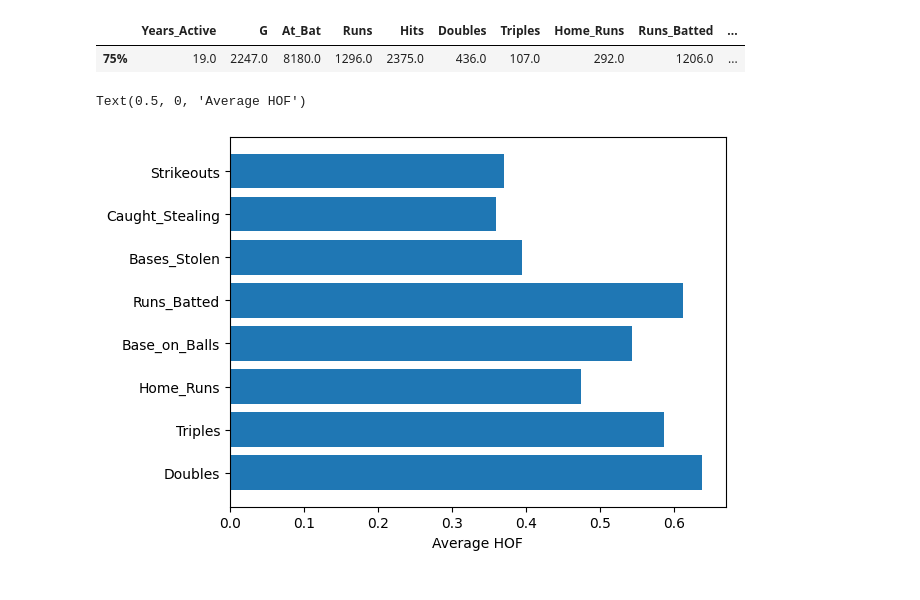
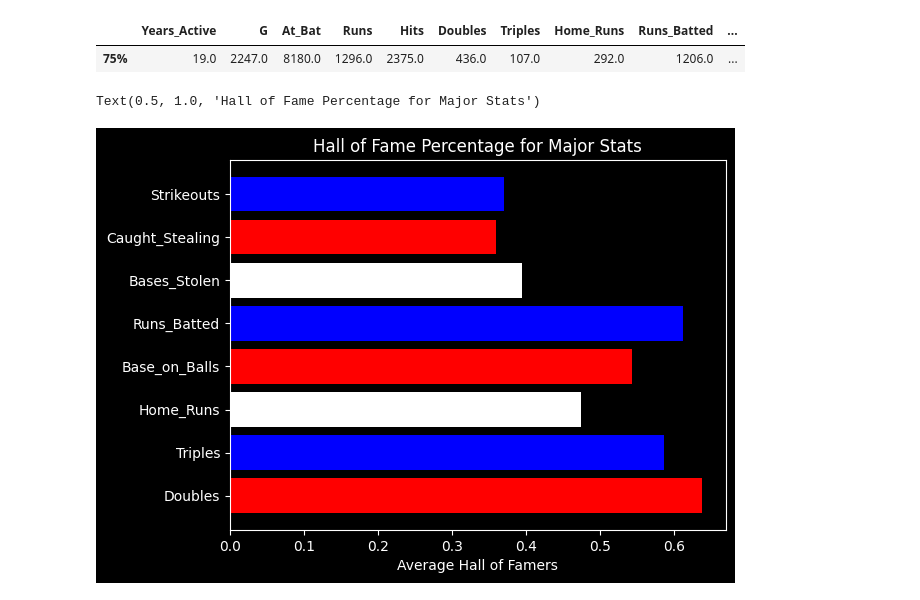
Before and after one commit to A-Peoples/DSRP_Project, a Jupyter notebook: Data_Science_Project_2025.ipynb, the cells around one changed output. Saved outputs shown, nothing was run; the diff lists cells and outputs as text; code cells hidden in the pictures.

```diff
--- a/Data_Science_Project_2025.ipynb
+++ b/Data_Science_Project_2025.ipynb
@@ -109,22 +86,24 @@ Caught_Stealing = standard_df.loc[standard_df['Caught_Stealing'] > x['Caught_Ste
 Strikeouts = standard_df.loc[standard_df['Strikeouts'] > x['Strikeouts'].iloc[0]].HOF.mean()
 # %%
 cols = ['Doubles', 'Triples', 'Home_Runs', 'Base_on_Balls', 'Runs_Batted', 'Bases_Stolen', 'Caught_Stealing', 'Strikeouts']
+plt.style.use('dark_background')
 num_list = []
 for col in cols:
   y = standard_df.loc[standard_df[col] > x[col].iloc[0]].HOF.mean()
   num_list.append(y)
 
 nums = {cols[0]: num_list[0],
  cols[1]: num_list[1],
  cols[2]: num_list[2],
  cols[3]: num_list[3],
  cols[4]: num_list[4],
  cols[5]: num_list[5],
  cols[6]: num_list[6],
  cols[7]: num_list[7],}
 
-plt.barh(cols, num_list)
-plt.xlabel("Average HOF")
+plt.barh(cols, num_list, color=['red', 'blue', 'white'])
+plt.xlabel("Average Hall of Famers")
+plt.title("Hall of Fame Percentage for Major Stats")
 # %% [output]
-Text(0.5, 0, 'Average HOF')
+Text(0.5, 1.0, 'Hall of Fame Percentage for Major Stats')
-[figure, old version]
+[figure, new version]
```
Also changed, not shown: parts of 4 cells of this notebook.
